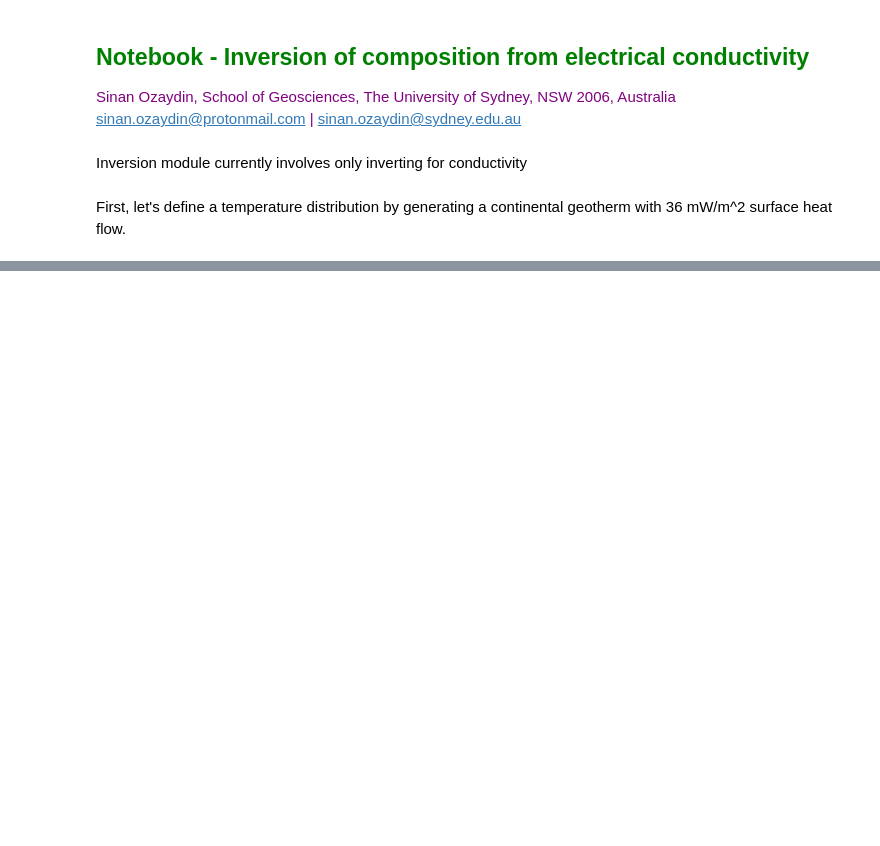
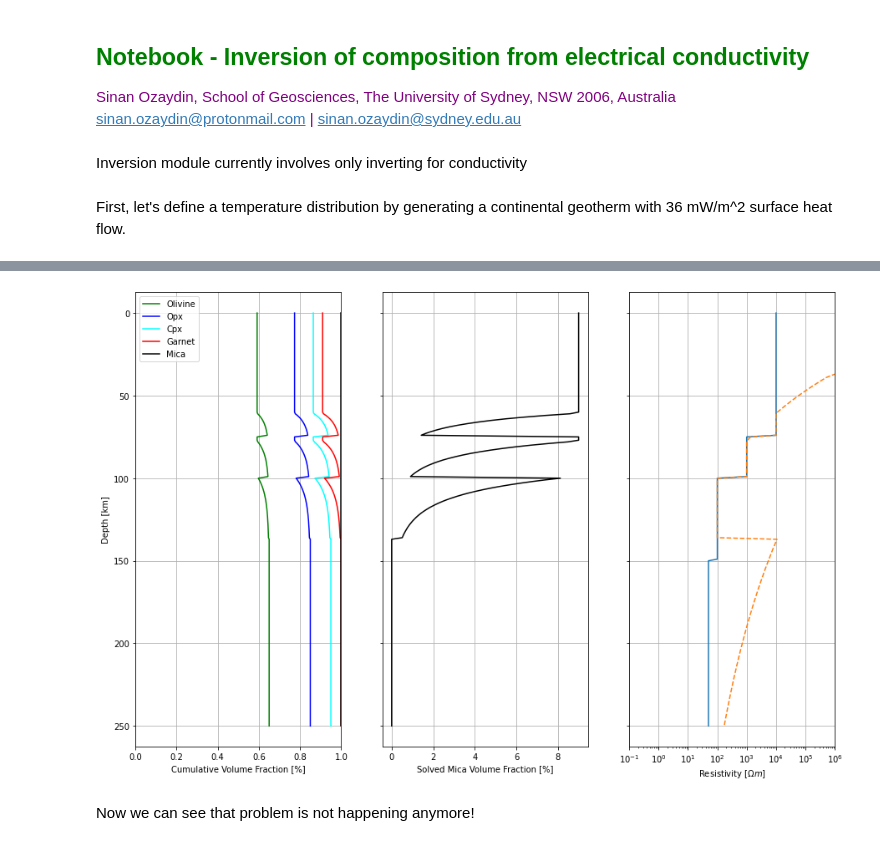
Before and after one commit to sinanozaydin/pide, a Jupyter notebook: examples/notebooks/6_Inversion.ipynb, the cells around one changed output, grey strips where cells are left out. Saved outputs shown, nothing was run; the diff lists cells and outputs as text; code cells hidden in the pictures; blank space fills up the shorter version.

```diff
--- a/examples/notebooks/6_Inversion.ipynb
+++ b/examples/notebooks/6_Inversion.ipynb
@@ -143,0 +158,58 @@ plt.show()
+# %%
+p_obj.reset()
+
+p_obj.set_temperature(T)
+p_obj.set_pressure(p)
+p_obj.set_composition_solid_mineral(ol = 0.65, opx = 0.2, cpx = 0.1, garnet = 0.05)
+p_obj.set_solid_phs_mix_method(2)
+p_obj.revalue_arrays()
+
+c_list, residual_list = conductivity_solver_single_param(object = p_obj, cond_list = cond_list_to_invert,
+param_name = 'mica_frac', upper_limit_list = np.ones(len(T)) * 0.1,lower_limit_list= np.zeros(len(T)),
+search_start = 0.01, acceptence_threshold = 0.001, num_cpu = 4, low_value_threshold = 0.005)
+
+cond_calced_phlg = p_obj.calculate_conductivity()
+# %%
+fig = plt.figure(figsize = (15,10))
+ax = plt.subplot(131)
+# ax.plot(cond_list,object.T,label = 'data')
+# ax.plot(cond_calced,object.T, label = 'calced')
+
+ax.plot(p_obj.ol_frac,depth,color = 'g',label = 'Olivine')
+ax.plot(p_obj.ol_frac + p_obj.opx_frac,depth, color = 'b',label = 'Opx')
+ax.plot(p_obj.ol_frac + p_obj.opx_frac + p_obj.cpx_frac,depth, color = 'cyan',label = 'Cpx')
+ax.plot(p_obj.ol_frac + p_obj.opx_frac + p_obj.cpx_frac + p_obj.garnet_frac,depth, color = 'r',
+        label = 'Garnet')
+ax.plot(p_obj.ol_frac + p_obj.opx_frac + p_obj.cpx_frac + p_obj.garnet_frac + p_obj.mica_frac,
+        depth, color = 'k',label = 'Mica')
+ax.set_xlim(0,1)
+ax.legend()
+ax.grid()
+ax.set_xlabel('Cumulative Volume Fraction [%]')
+ax.set_ylabel('Depth [km]')
+ax.invert_yaxis()
+
+
+ax2 = plt.subplot(132)
+ax2.plot(p_obj.mica_frac * 1e2, depth, color = 'k')
+ax2.invert_yaxis()
+ax2.set_yticklabels([])
+ax2.grid()
+ax2.set_xlabel('Solved Mica Volume Fraction [%]')
+
+# plt.savefig('2.png',dpi = 300)
+
+ax3 = plt.subplot(133)
+ax3.plot(1.0/cond_list_to_invert,depth)
+ax3.plot(1.0/cond_calced_phlg,depth, linestyle = '--')
+ax3.set_xscale('log')
+ax3.set_yticklabels([])
+ax3.invert_yaxis()
+ax3.set_xlabel(r'Resistivity [$\Omega m$]')
+ax3.grid()
+ax3.set_xlim(0.1,1e6)
+plt.show()
+# %% [output]
+[figure, added]
+# %% [markdown]
+Now we can see that problem is not happening anymore!
```
Also changed, not shown: parts of 15 cells of this notebook, 1 other file.
